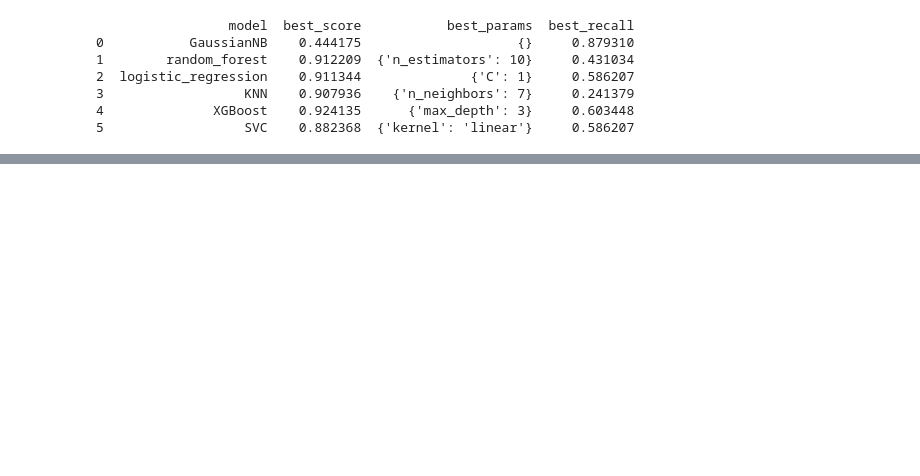
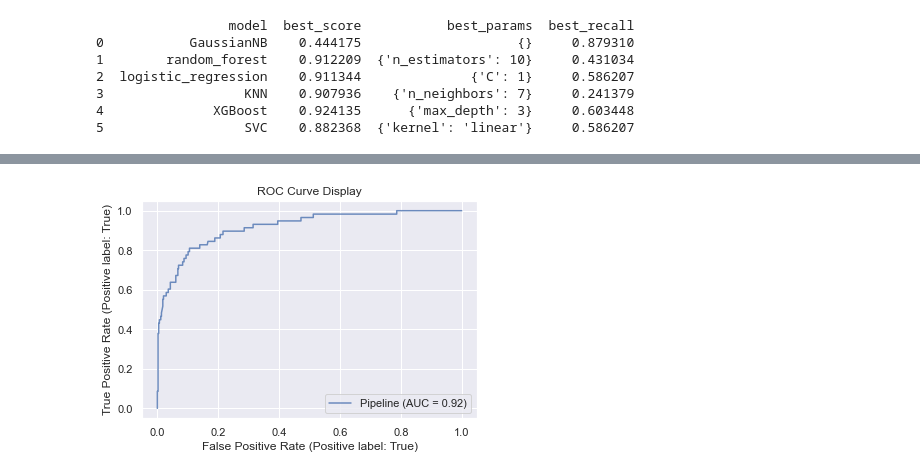
Before and after one commit to W4N2/MLNotebooks, a Jupyter notebook: HealthCareEmployeeChurnPrediction.ipynb, the cells around one changed output, grey strips where cells are left out. Cells and saved outputs as stored; diff of their text form; code cells hidden in the pictures; blank space fills up the shorter version.

```diff
--- a/HealthCareEmployeeChurnPrediction.ipynb
+++ b/HealthCareEmployeeChurnPrediction.ipynb
@@ -108,0 +161,7 @@ gvsearch_results
+# %%
+ax = plt.gca()
+rfc_disp = metrics.RocCurveDisplay.from_estimator(pipeline, X_test, y_test, ax=ax, alpha=0.8)
+plt.title('ROC Curve Display')
+plt.show()
+# %% [output]
+[figure, added]
```
Also changed, not shown: parts of 5 cells of this notebook.
